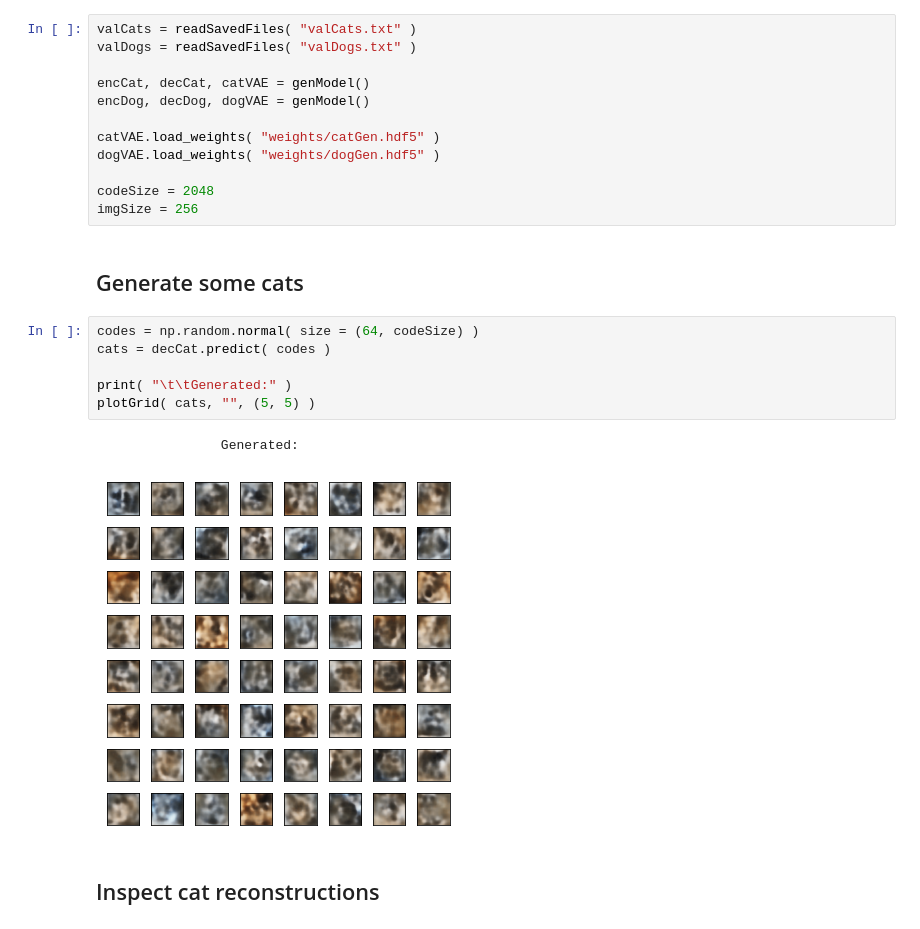
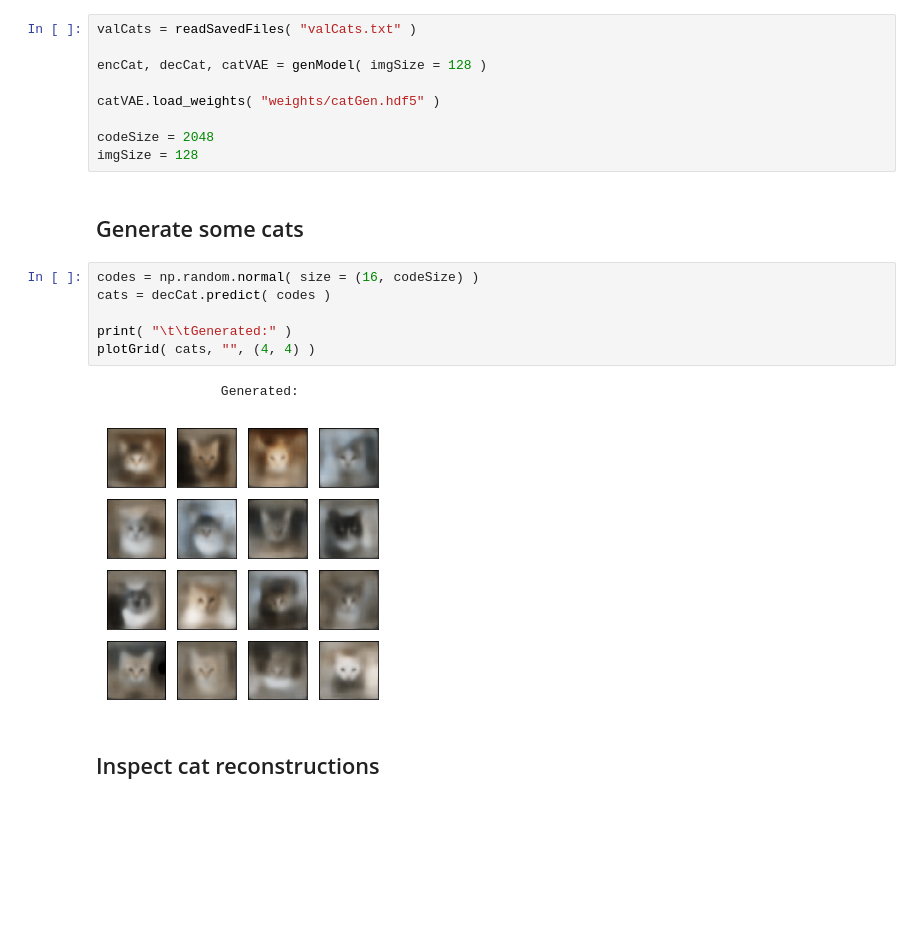
Before and after one commit to cpfpengfei/dogGenerator, a Jupyter notebook: testModel.ipynb, the cells around one changed output. Drawn from its saved outputs; the diff is of its cells as text; blank space fills up the shorter version.

```diff
--- a/testModel.ipynb
+++ b/testModel.ipynb
@@ -13,26 +13,23 @@ Using TensorFlow backend.
 # %%
 valCats = readSavedFiles( "valCats.txt" )
-valDogs = readSavedFiles( "valDogs.txt" )
 
-encCat, decCat, catVAE = genModel()
-encDog, decDog, dogVAE = genModel()
+encCat, decCat, catVAE = genModel( imgSize = 128 )
 
 catVAE.load_weights( "weights/catGen.hdf5" )
-dogVAE.load_weights( "weights/dogGen.hdf5" )
 
 codeSize = 2048
-imgSize = 256
+imgSize = 128
 # %% [markdown]
 ## Generate some cats
 # %%
-codes = np.random.normal( size = (64, codeSize) )
+codes = np.random.normal( size = (16, codeSize) )
 cats = decCat.predict( codes )
 
 print( "\t\tGenerated:" )
-plotGrid( cats, "", (5, 5) )
+plotGrid( cats, "", (4, 4) )
 # %% [output]
                 Generated:
-[figure, old version]
+[figure, new version]
 # %% [markdown]
 ## Inspect cat reconstructions
 # %%
```
Also changed, not shown: parts of 6 cells of this notebook, 14 other files.
